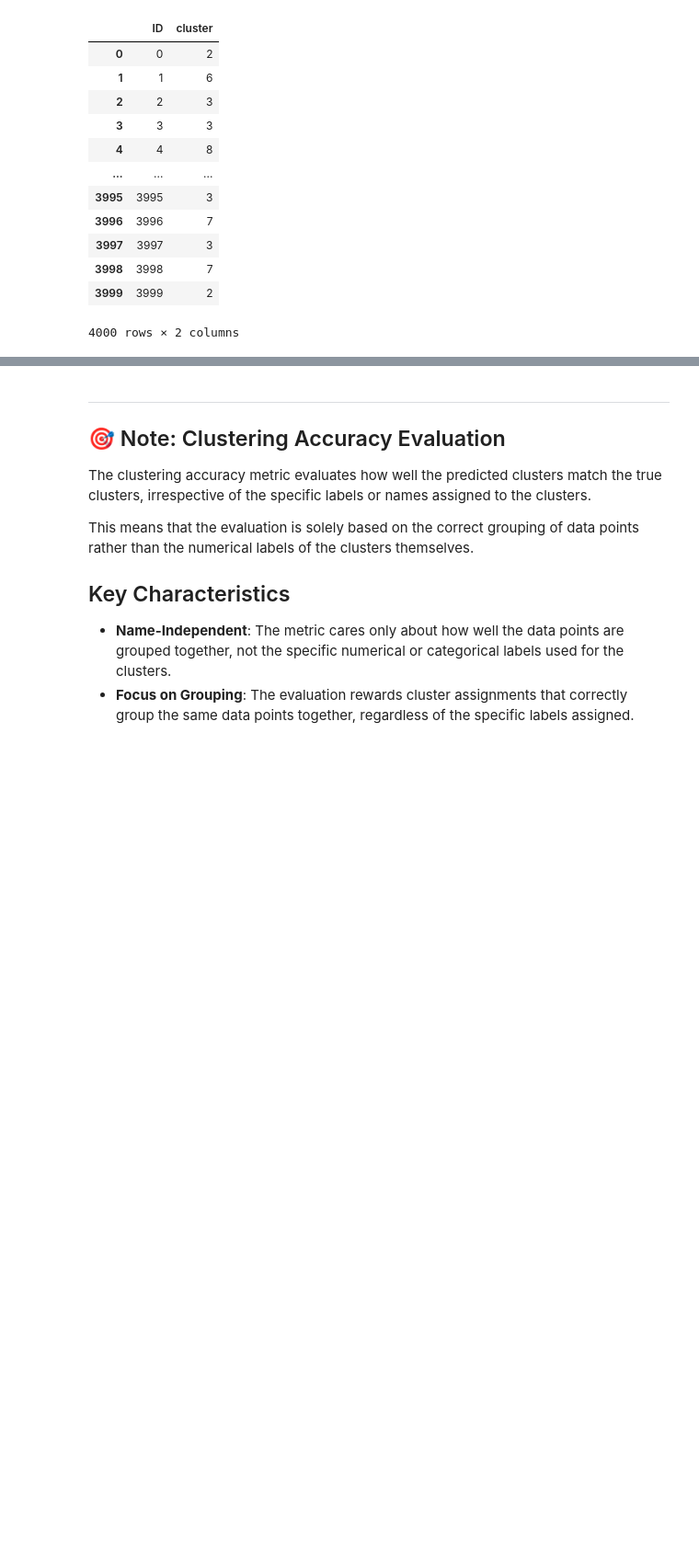
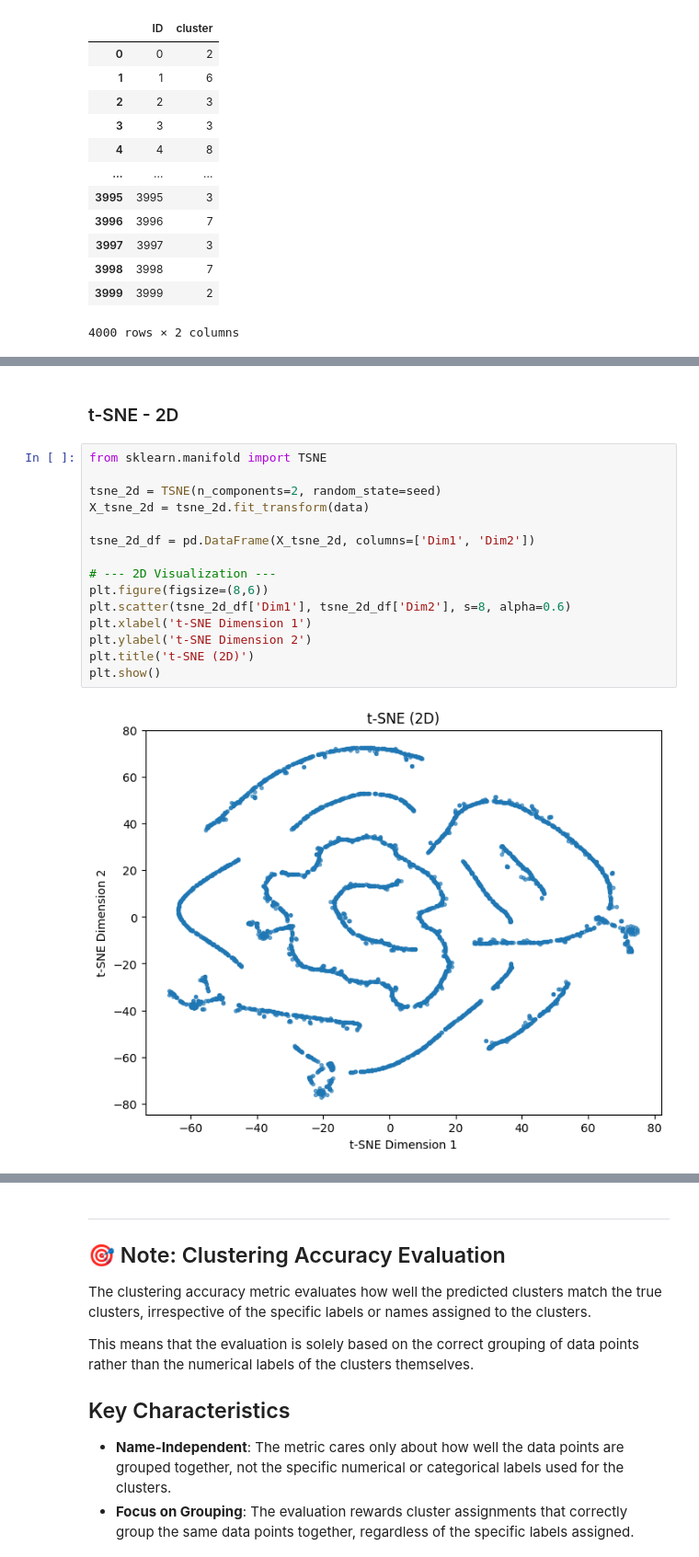
Before and after one commit to jhub04/TDT4172, a Jupyter notebook: Assignment2/Chapter_2.ipynb, the cells around one changed output, grey strips where cells are left out. Shown at 92% size. Cells and saved outputs as stored; diff of their text form; blank space fills up the shorter version.

```diff
--- a/Assignment2/Chapter_2.ipynb
+++ b/Assignment2/Chapter_2.ipynb
@@ -326,0 +367,19 @@ sample_submission
+# %% [markdown]
+### t-SNE - 2D
+# %%
+from sklearn.manifold import TSNE
+
+tsne_2d = TSNE(n_components=2, random_state=seed)
+X_tsne_2d = tsne_2d.fit_transform(data)
+
+tsne_2d_df = pd.DataFrame(X_tsne_2d, columns=['Dim1', 'Dim2'])
+
+# --- 2D Visualization ---
+plt.figure(figsize=(8,6))
+plt.scatter(tsne_2d_df['Dim1'], tsne_2d_df['Dim2'], s=8, alpha=0.6)
+plt.xlabel('t-SNE Dimension 1')
+plt.ylabel('t-SNE Dimension 2')
+plt.title('t-SNE (2D)')
+plt.show()
+# %% [output]
+[figure, added]
```
Also changed, not shown: parts of 25 cells of this notebook.
